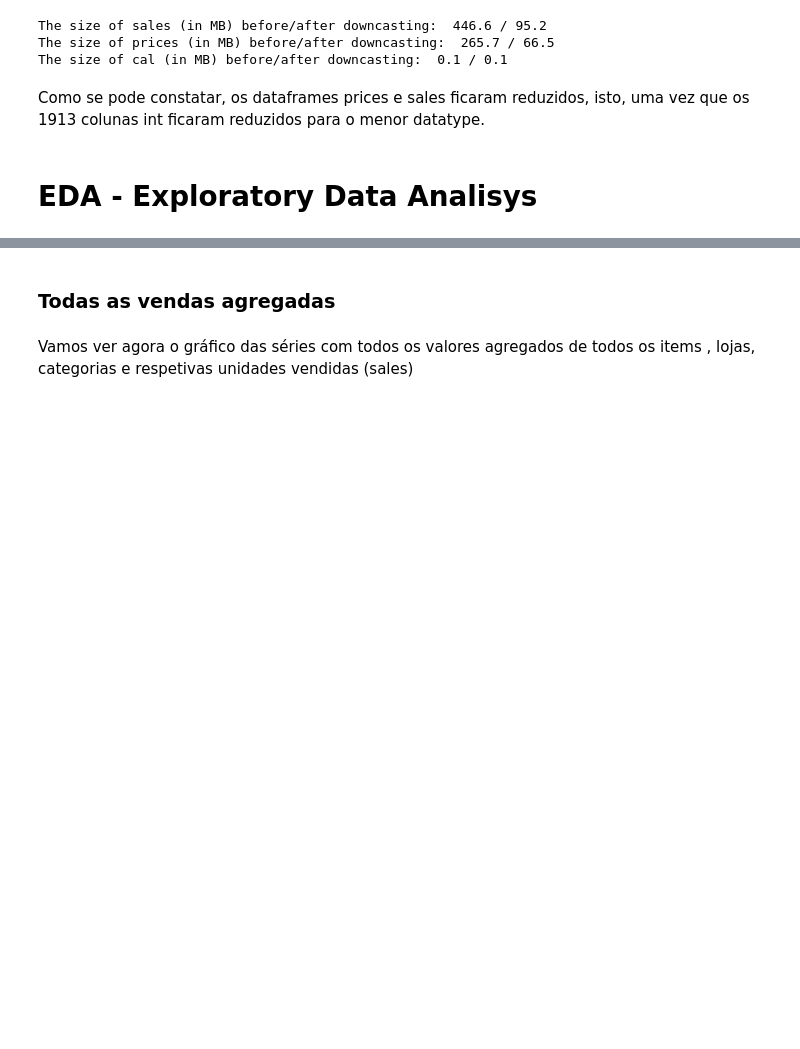
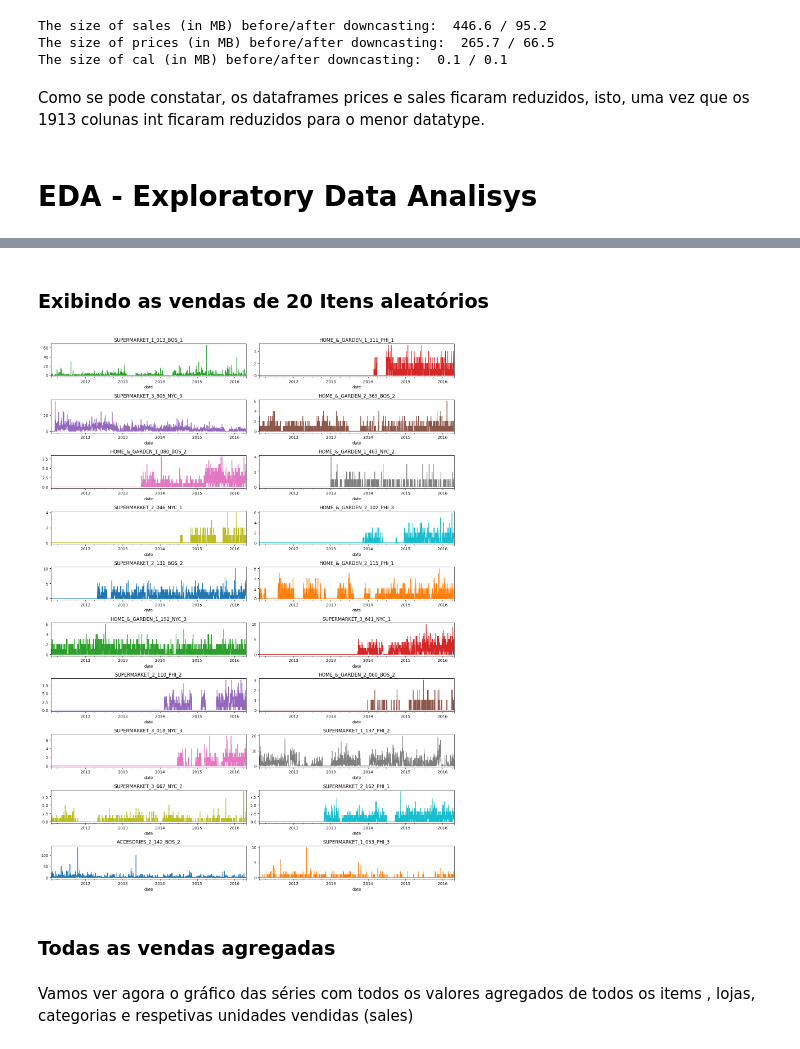
Before and after one commit to JeffAirData/DS-Market, a Jupyter notebook: notebooks/clean_and_visualization.ipynb, the cells around one changed output, grey strips where cells are left out. Saved outputs shown, nothing was run; the diff lists cells and outputs as text; code cells hidden in the pictures; blank space fills up the shorter version.

```diff
--- a/notebooks/clean_and_visualization.ipynb
+++ b/notebooks/clean_and_visualization.ipynb
@@ -32,12 +35,16 @@ Dimensões do dataset de vendas: (30490, 1920)
 Dimensões do dataset de preços: (6965706, 5)
 Dimensões do dataset de eventos: (1913, 5)
 # %%
-prices = pd.read_csv('../data/raw/item_prices.csv')
-prices.to_pickle('../data/processed/item_prices.pkl')
-sales = pd.read_csv('../data/raw/item_sales.csv')
-sales.to_pickle('../data/processed/item_sales.pkl')
-calendar = pd.read_csv('../data/raw/daily_calendar_with_events.csv')
-calendar.to_pickle('../data/processed/daily_calendar_with_events.pkl')
+# prices = pd.read_csv('../data/raw/item_prices.csv')
+# prices.to_pickle('../data/processed/item_prices.pkl')
+# sales = pd.read_csv('../data/raw/item_sales.csv')
+# sales.to_pickle('../data/processed/item_sales.pkl')
+# calendar = pd.read_csv('../data/raw/daily_calendar_with_events.csv')
+# calendar.to_pickle('../data/processed/daily_calendar_with_events.pkl')
+
+prices = pd.read_pickle('../data/processed/item_prices.pkl')
+sales = pd.read_pickle('../data/processed/item_sales.pkl')
+calendar = pd.read_pickle('../data/processed/daily_calendar_with_events.pkl')
 # %%
 sales.head()
 # %% [output]
@@ -165,3 +273,23 @@ Como se pode constatar, os dataframes prices e sales ficaram reduzidos, isto, um
+# %%
+twenty_examples = sales.sample(20, random_state=529).set_index('id')[d_cols].T.merge(calendar.set_index('d')['date'],
+    left_index=True,
+    right_index=True,
+    validate='1:1').set_index('date')
+# %% [markdown]
+### Exibindo as vendas de 20 Itens aleatórios
+# %%
+fig, axs = plt.subplots(10, 2, figsize=(15, 20))
+axs = axs.flatten()
+ax_idx = 0
+for item in twenty_examples.columns:
+    twenty_examples[item].plot(title=item,
+                              color=next(color_cycle),
+                              ax=axs[ax_idx])
+    ax_idx += 1
+plt.tight_layout()
+plt.show()
+# %% [output]
+[figure, added]
 # %% [markdown]
 ### Todas as vendas agregadas
 # %% [markdown]
```
Also changed, not shown: parts of 21 cells of this notebook.
